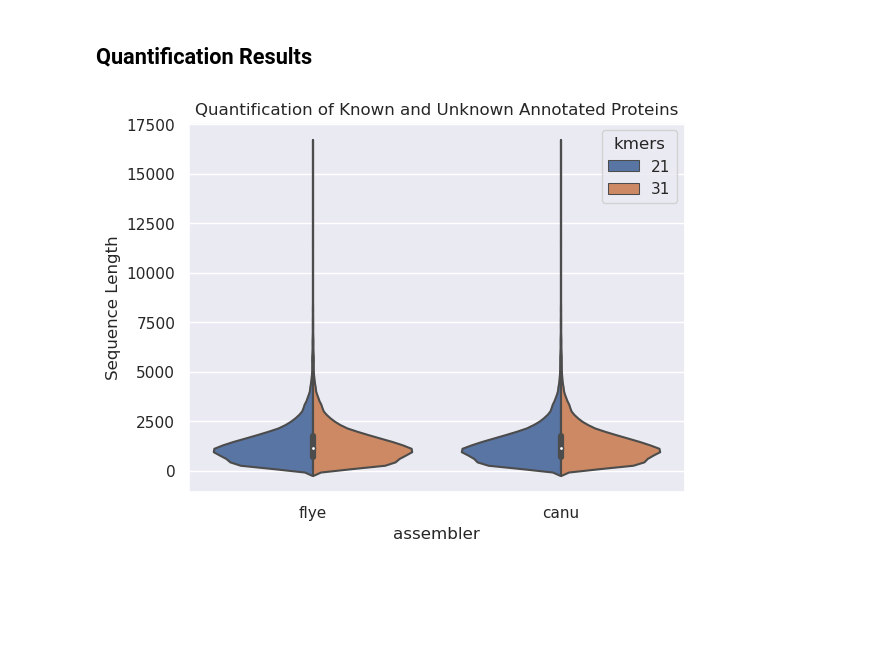
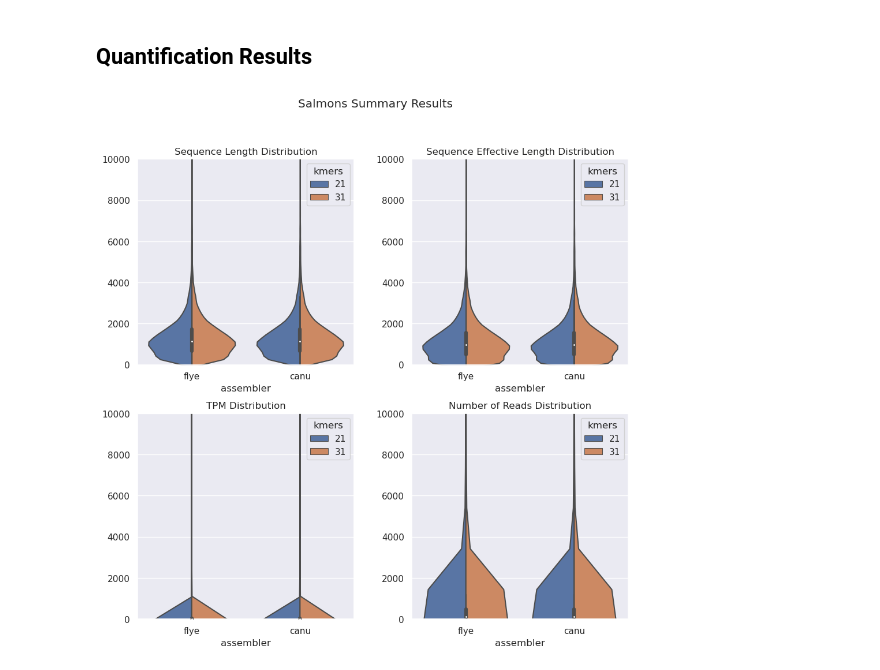
Before and after one commit to AxelGiottonini/assembly_annotation_pipeline, a Jupyter notebook: genes_annotation_qc.ipynb, the cells around one changed output. Cells and saved outputs as stored; diff of their text form; code cells hidden in the pictures; blank space fills up the shorter version.

```diff
--- a/genes_annotation_qc.ipynb
+++ b/genes_annotation_qc.ipynb
@@ -67,12 +67,27 @@ def parse_quant(quant):
 # %%
 files = glob.glob("./out/genes_annotation_qc/*/salmon/*/annotated.transcripts.quant/quant.sf")
 quant = parse_quant(files)
 
 fig, axes = plt.subplots(2, 2, figsize=(10, 10))
+fig.suptitle("Salmons Summary Results")
+fig.tight_layout(pad=3.0)
+sns.violinplot(data=quant, x="assembler", y="seq_len", hue="kmers", split=True, ax=axes[0, 0])
+axes[0, 0].set_ylim([0, 10000])
+axes[0, 0].set_title("Sequence Length Distribution")
+axes[0, 0].set_ylabel("")
+sns.violinplot(data=quant, x="assembler", y="seq_effective_len", hue="kmers", split=True, ax=axes[0, 1])
+axes[0, 1].set_ylim([0, 10000])
+axes[0, 1].set_title("Sequence Effective Length Distribution")
+axes[0, 1].set_ylabel("")
+sns.violinplot(data=quant, x="assembler", y="tpm", hue="kmers", split=True, ax=axes[1, 0])
+axes[1, 0].set_ylim([0, 10000])
+axes[1, 0].set_title("TPM Distribution")
+axes[1, 0].set_ylabel("")
+sns.violinplot(data=quant, x="assembler", y="n_reads", hue="kmers", split=True, ax=axes[1, 1])
+axes[1, 1].set_ylim([0, 10000])
+axes[1, 1].set_title("Number of Reads Distribution")
+axes[1, 1].set_ylabel("")
 
-sns.violinplot(data=quant, x="assembler", y="seq_len", hue="kmers", split=True)
-plt.title("Quantification of Known and Unknown Annotated Proteins")
-plt.ylabel("Sequence Length")
 plt.show()
 # %% [output]
-[figure, old version]
+[figure, new version]
```
Also changed, not shown: 1 other file.
